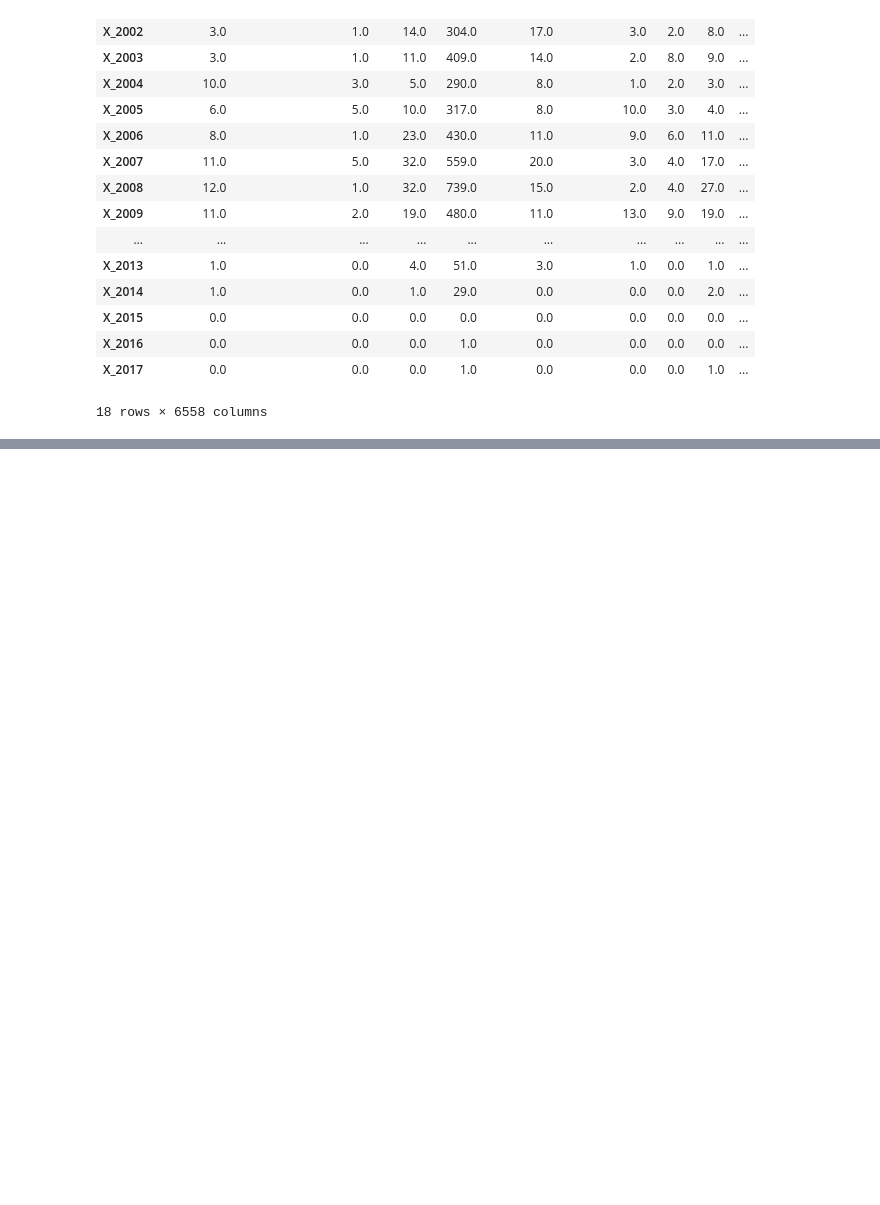
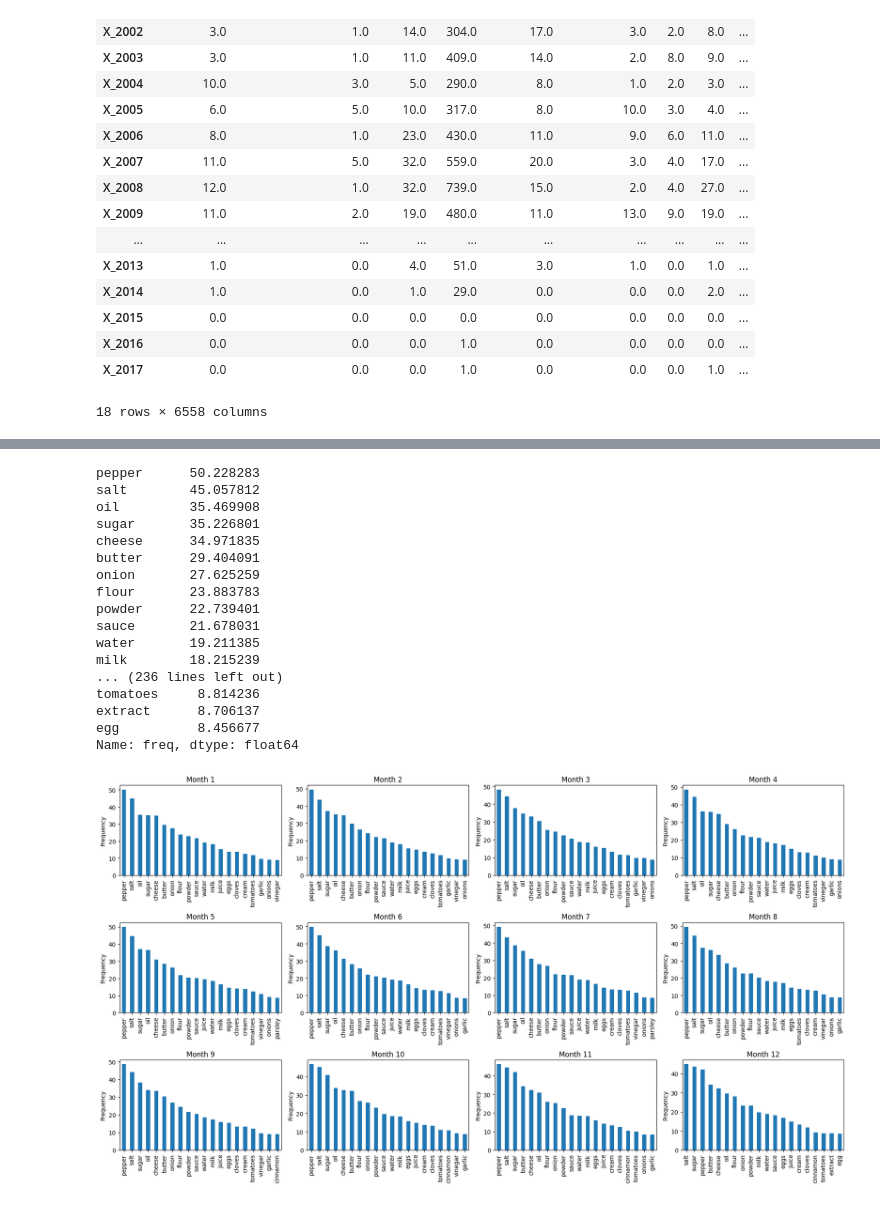
Before and after one commit to ramzinaji/analyse_cooking_app, a Jupyter notebook: etude_app_cuisine/script.ipynb, the cells around one changed output, grey strips where cells are left out. Drawn from its saved outputs; the diff is of its cells as text; code cells hidden in the pictures; blank space fills up the shorter version.

```diff
--- a/etude_app_cuisine/script.ipynb
+++ b/etude_app_cuisine/script.ipynb
@@ -304,0 +419,2 @@ Name: nbre_ingredients, dtype: float64
+# %%
+nlp = spacy.load("en_core_web_sm")
@@ -304,0 +437,16 @@ Name: nbre_ingredients, dtype: float64
+# %%
+Valuable_ingredient_Jan=January_Ingredients_All[January_Ingredients_All['freq']<1].copy()
+Valuable_ingredient_Jan['ingredient_tf']=Valuable_ingredient_Jan['ingredients'].apply(lambda x : str(nlp(x)).split()[-1])
+# %%
+Valuable_ingredient_Jan_shorted={}
+
+# On récupère réduit chaque ingrédient à son dernier et compte les occurences des nouveaux ingrédients
+
+for ingredient in Valuable_ingredient_Jan.ingredient_tf.drop_duplicates().values:
+    Valuable_ingredient_Jan_shorted[ingredient]={'apperences': int(Valuable_ingredient_Jan[Valuable_ingredient_Jan['ingredient_tf']==ingredient].apperences.sum()),
+                                                 'freq'      :  Valuable_ingredient_Jan[Valuable_ingredient_Jan['ingredient_tf']==ingredient].freq.sum()      }
+
+# On récupère que les valeurs avec plus d'un apparition et moins de 1000
+
+Valuable_ingredient_Jan_shorted=pd.DataFrame(Valuable_ingredient_Jan_shorted).T.sort_values(by='freq',ascending=False)
+Valuable_ingredient_Jan_shorted[(Valuable_ingredient_Jan_shorted['apperences']<1000) & (Valuable_ingredient_Jan_shorted['apperences']>1)]
@@ -304,0 +534,44 @@ Name: nbre_ingredients, dtype: float64
+# %%
+dico_all_month_ingredient={}
+for month in range(1,13):
+    dico_all_month_ingredient[month]=lemmetize_and_sort(count_ingredients(create_monthly_dico_ingredient(month)))
+# %%
+top = 20
+top += 2
+fig, axes = plt.subplots(3, 4, figsize=(18, 10))  # Adjusted to (3, 4) for 12 months
+
+for month in range(1, 13):
+    # Calculate the position in the subplot grid
+    row = (month - 1) // 4
+    col = (month - 1) % 4
+
+    # Accessing frequency data and plotting on the specified subplot
+    freq_data = dico_all_month_ingredient[month].iloc[2:top].freq
+    print(freq_data)
+    freq_data.plot(kind='bar', stacked=True, ax=axes[row, col])
+
+    # Optional: Add title or labels for each subplot
+    axes[row, col].set_title(f"Month {month}")
+    axes[row, col].set_ylabel("Frequency")
+
+plt.tight_layout()  # Adjusts spacing between subplots
+plt.show()
+# %% [output]
+pepper      50.228283
+salt        45.057812
+oil         35.469908
+sugar       35.226801
+cheese      34.971835
+butter      29.404091
+onion       27.625259
+flour       23.883783
+powder      22.739401
+sauce       21.678031
+water       19.211385
+milk        18.215239
+... (236 lines left out)
+tomatoes     8.814236
+extract      8.706137
+egg          8.456677
+Name: freq, dtype: float64
+[figure, added]
```
Also changed, not shown: parts of 17 cells of this notebook, 4 other files.
